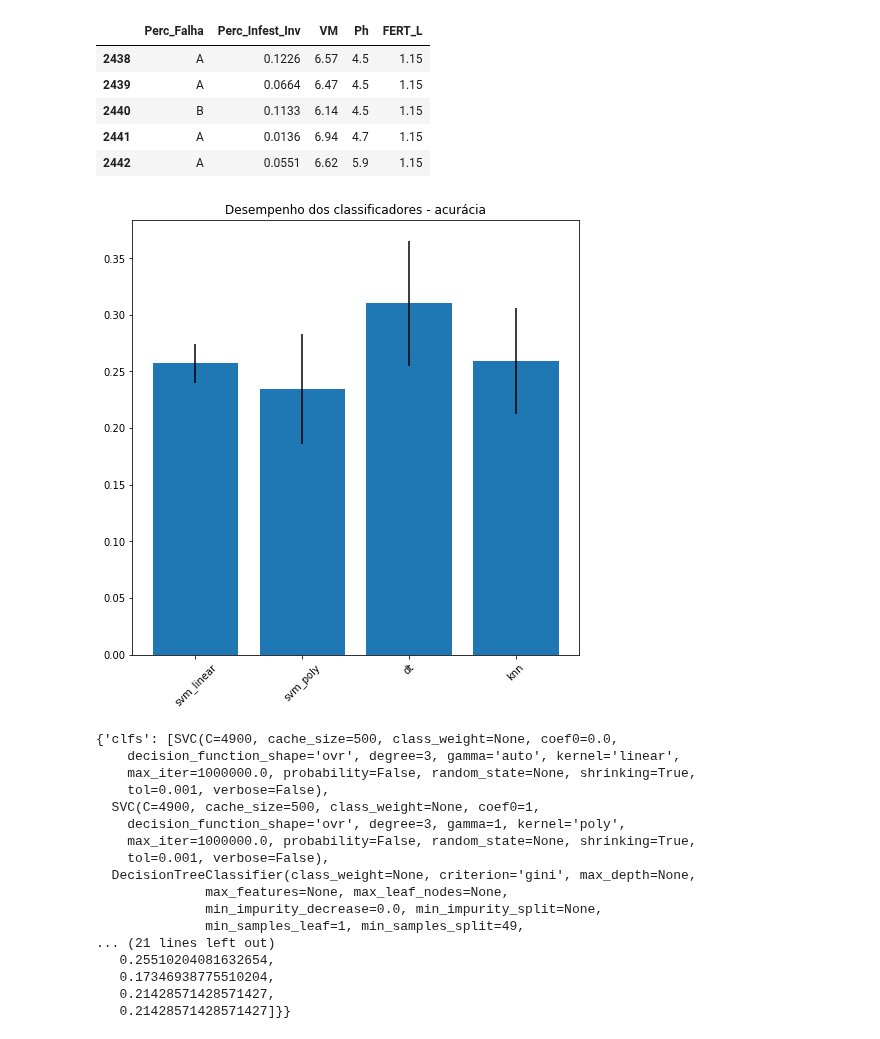
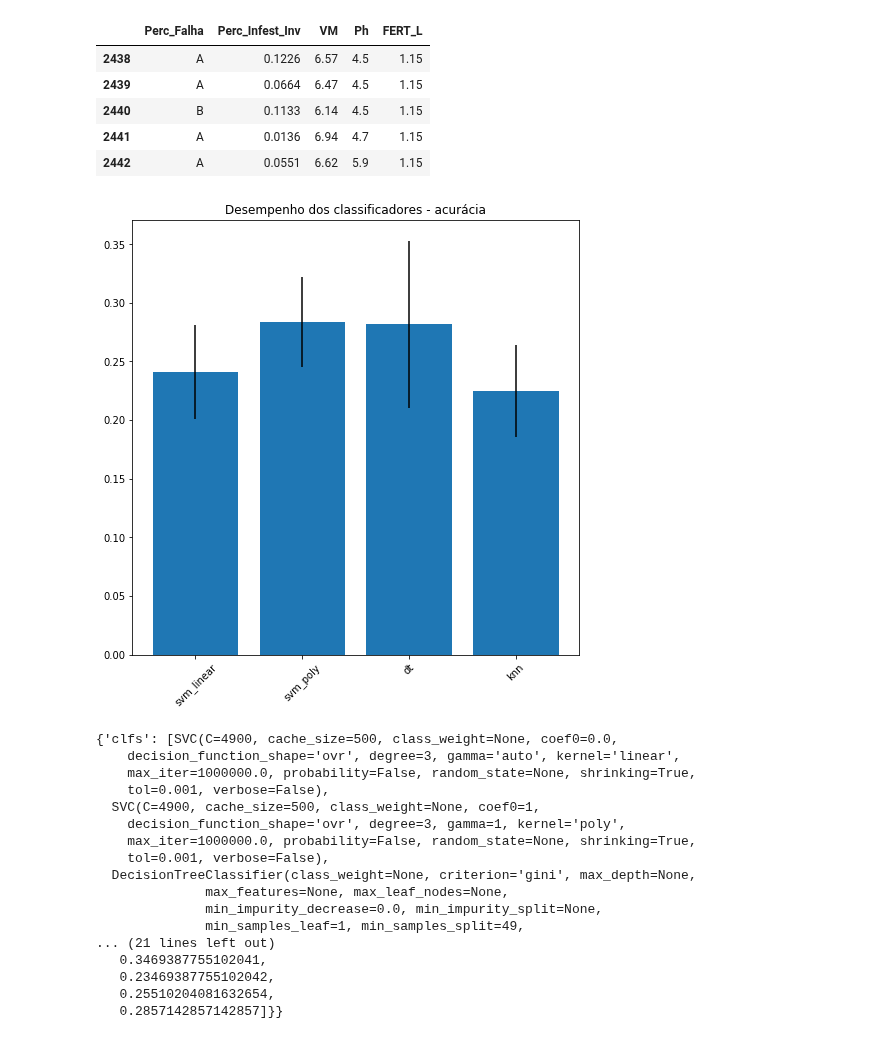
Before and after one commit to LucasSugi/data-science, a Jupyter notebook: pratica_4/pratica_4_9293286_9293251.ipynb, the cells around one changed output. Cells and saved outputs as stored; diff of their text form; code cells hidden in the pictures.

```diff
--- a/pratica_4/pratica_4_9293286_9293251.ipynb
+++ b/pratica_4/pratica_4_9293286_9293251.ipynb
@@ -213,14 +213,17 @@ def reg_clas(data, columns, target, regression=False):
 
     return {'results': results, 'clfs':clfs}
 # %%
+#Normalizando os dados
+agro1.iloc[:,1:5] = (agro1.iloc[:,1:5]-agro1.iloc[:,1:5].min())/(agro1.iloc[:,1:5].max()-agro1.iloc[:,1:5].min())
+
 #Classificação
 data = agro1
 columns = [1,2,3,4]
 target = 0
 
 reg_clas(data, columns, target, regression=False)
 # %% [output]
-[figure, old version]
+[figure, new version]
 {'clfs': [SVC(C=4900, cache_size=500, class_weight=None, coef0=0.0,
     decision_function_shape='ovr', degree=3, gamma='auto', kernel='linear',
     max_iter=1000000.0, probability=False, random_state=None, shrinking=True,
@@ -234,8 +237,8 @@ reg_clas(data, columns, target, regression=False)
               min_impurity_decrease=0.0, min_impurity_split=None,
               min_samples_leaf=1, min_samples_split=49,
 ... (21 lines left out)
+   0.3469387755102041,
+   0.23469387755102042,
    0.25510204081632654,
-   0.17346938775510204,
-   0.21428571428571427,
-   0.21428571428571427]}}
+   0.2857142857142857]}}
 # %%
```
Also changed, not shown: parts of 1 cell of this notebook.
